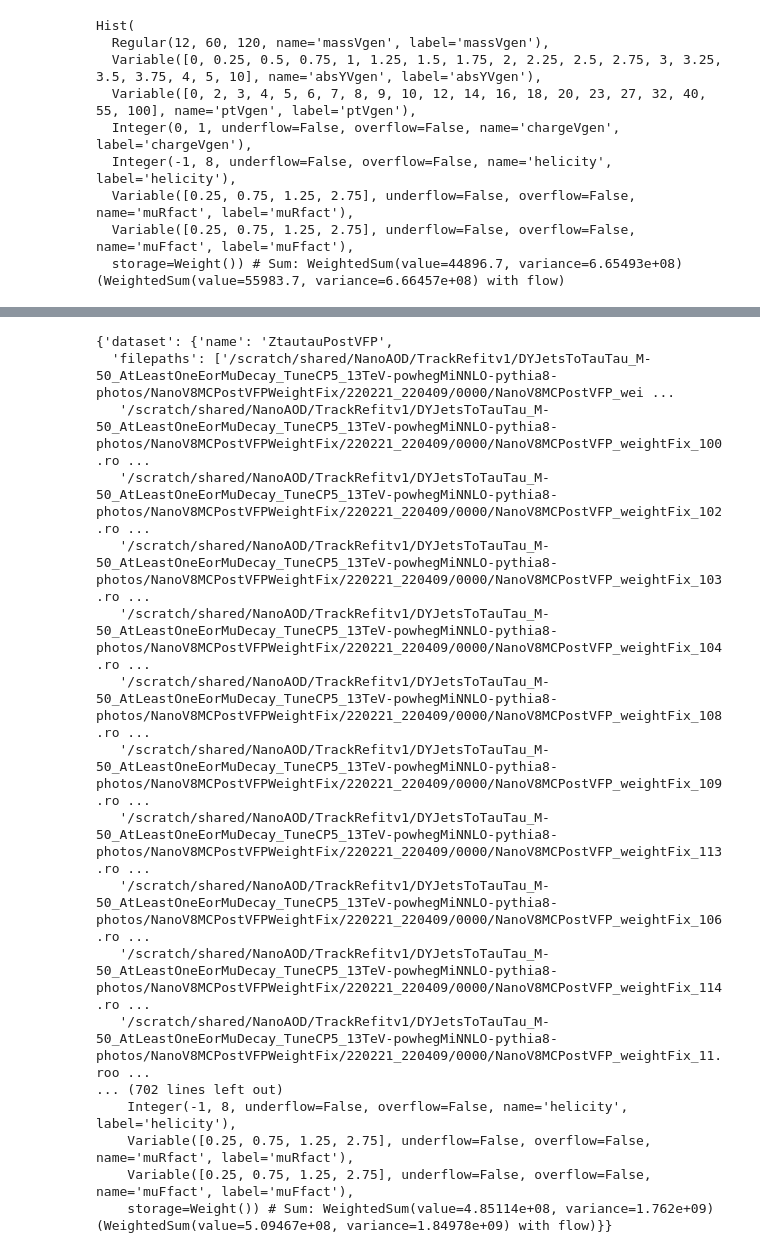
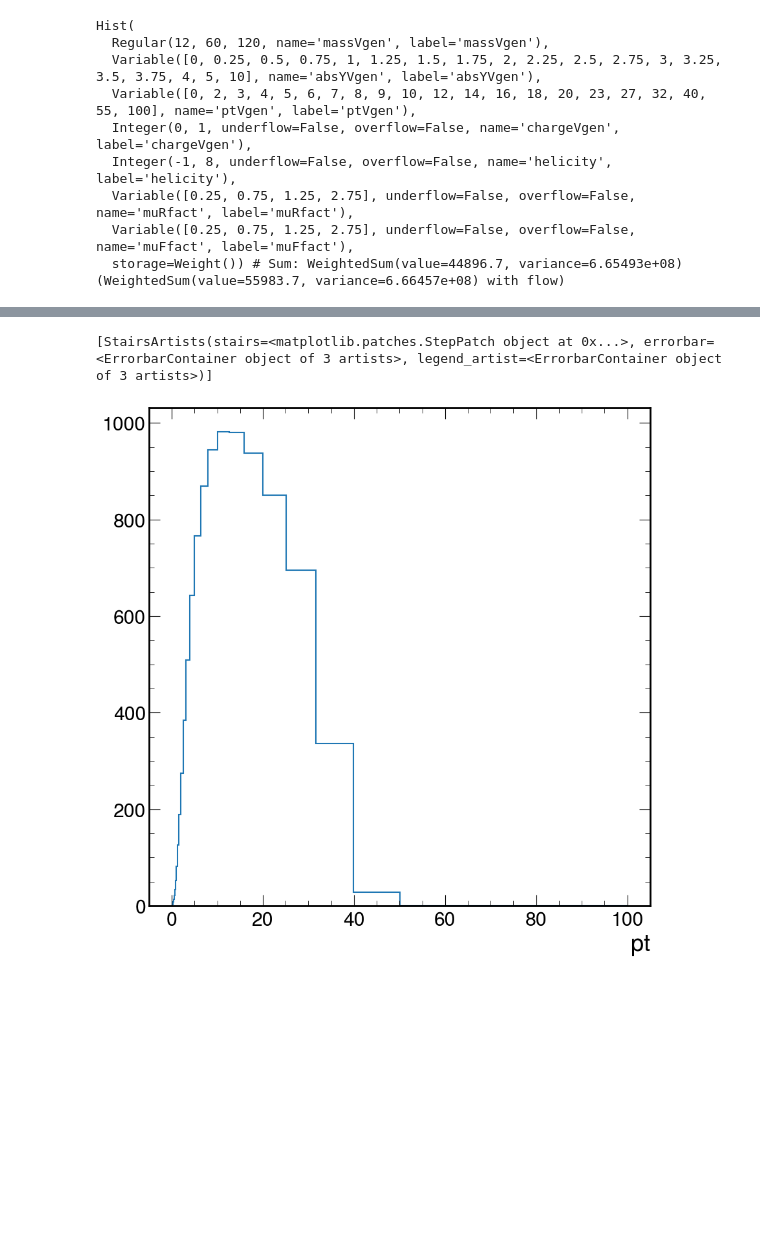
Before and after one commit to bendavid/WRemnants, a Jupyter notebook: notebooks/scetlib.ipynb, the cells around one changed output, grey strips where cells are left out. Cells and saved outputs as stored; diff of their text form; code cells hidden in the pictures; blank space fills up the shorter version.

```diff
--- a/notebooks/scetlib.ipynb
+++ b/notebooks/scetlib.ipynb
@@ -517,20 +481,7 @@ with lz4.frame.open("../w_z_gen_dists.pkl.lz4") as f:
 # %%
-out["ZtautauPostVFP"]
+mcfm_n4ll = input_tools.read_dyturbo_hist(["/scratch/shared/TheoryPredictions/MCFM/wminus_n4ll/W_only_resonlyN3LO_MSHT20nnlo_as118_1.00_1.00_13TeV_pt34_fine.txt"], axes=["pt"])
-# %% [output]
-{'dataset': {'name': 'ZtautauPostVFP',
-  'filepaths': ['/scratch/shared/NanoAOD/TrackRefitv1/DYJetsToTauTau_M-50_AtLeastOneEorMuDecay_TuneCP5_13TeV-powhegMiNNLO-pythia8-photos/NanoV8MCPostVFPWeightFix/220221_220409/0000/NanoV8MCPostVFP_wei ...
-   '/scratch/shared/NanoAOD/TrackRefitv1/DYJetsToTauTau_M-50_AtLeastOneEorMuDecay_TuneCP5_13TeV-powhegMiNNLO-pythia8-photos/NanoV8MCPostVFPWeightFix/220221_220409/0000/NanoV8MCPostVFP_weightFix_100.ro ...
-   '/scratch/shared/NanoAOD/TrackRefitv1/DYJetsToTauTau_M-50_AtLeastOneEorMuDecay_TuneCP5_13TeV-powhegMiNNLO-pythia8-photos/NanoV8MCPostVFPWeightFix/220221_220409/0000/NanoV8MCPostVFP_weightFix_102.ro ...
-   '/scratch/shared/NanoAOD/TrackRefitv1/DYJetsToTauTau_M-50_AtLeastOneEorMuDecay_TuneCP5_13TeV-powhegMiNNLO-pythia8-photos/NanoV8MCPostVFPWeightFix/220221_220409/0000/NanoV8MCPostVFP_weightFix_103.ro ...
-   '/scratch/shared/NanoAOD/TrackRefitv1/DYJetsToTauTau_M-50_AtLeastOneEorMuDecay_TuneCP5_13TeV-powhegMiNNLO-pythia8-photos/NanoV8MCPostVFPWeightFix/220221_220409/0000/NanoV8MCPostVFP_weightFix_104.ro ...
-   '/scratch/shared/NanoAOD/TrackRefitv1/DYJetsToTauTau_M-50_AtLeastOneEorMuDecay_TuneCP5_13TeV-powhegMiNNLO-pythia8-photos/NanoV8MCPostVFPWeightFix/220221_220409/0000/NanoV8MCPostVFP_weightFix_108.ro ...
-   '/scratch/shared/NanoAOD/TrackRefitv1/DYJetsToTauTau_M-50_AtLeastOneEorMuDecay_TuneCP5_13TeV-powhegMiNNLO-pythia8-photos/NanoV8MCPostVFPWeightFix/220221_220409/0000/NanoV8MCPostVFP_weightFix_109.ro ...
-   '/scratch/shared/NanoAOD/TrackRefitv1/DYJetsToTauTau_M-50_AtLeastOneEorMuDecay_TuneCP5_13TeV-powhegMiNNLO-pythia8-photos/NanoV8MCPostVFPWeightFix/220221_220409/0000/NanoV8MCPostVFP_weightFix_113.ro ...
-   '/scratch/shared/NanoAOD/TrackRefitv1/DYJetsToTauTau_M-50_AtLeastOneEorMuDecay_TuneCP5_13TeV-powhegMiNNLO-pythia8-photos/NanoV8MCPostVFPWeightFix/220221_220409/0000/NanoV8MCPostVFP_weightFix_106.ro ...
-   '/scratch/shared/NanoAOD/TrackRefitv1/DYJetsToTauTau_M-50_AtLeastOneEorMuDecay_TuneCP5_13TeV-powhegMiNNLO-pythia8-photos/NanoV8MCPostVFPWeightFix/220221_220409/0000/NanoV8MCPostVFP_weightFix_114.ro ...
-   '/scratch/shared/NanoAOD/TrackRefitv1/DYJetsToTauTau_M-50_AtLeastOneEorMuDecay_TuneCP5_13TeV-powhegMiNNLO-pythia8-photos/NanoV8MCPostVFPWeightFix/220221_220409/0000/NanoV8MCPostVFP_weightFix_11.roo ...
-... (702 lines left out)
-    Integer(-1, 8, underflow=False, overflow=False, name='helicity', label='helicity'),
-    Variable([0.25, 0.75, 1.25, 2.75], underflow=False, overflow=False, name='muRfact', label='muRfact'),
-    Variable([0.25, 0.75, 1.25, 2.75], underflow=False, overflow=False, name='muFfact', label='muFfact'),
-    storage=Weight()) # Sum: WeightedSum(value=4.85114e+08, variance=1.762e+09) (WeightedSum(value=5.09467e+08, variance=1.84978e+09) with flow)}}
+# %%
+mcfm_n4ll.plot()
+# %% [output]
+[StairsArtists(stairs=<matplotlib.patches.StepPatch object at 0x...>, errorbar=<ErrorbarContainer object of 3 artists>, legend_artist=<ErrorbarContainer object of 3 artists>)]
+[figure, added]
```
Also changed, not shown: parts of 8 cells of this notebook, 10 other files.
